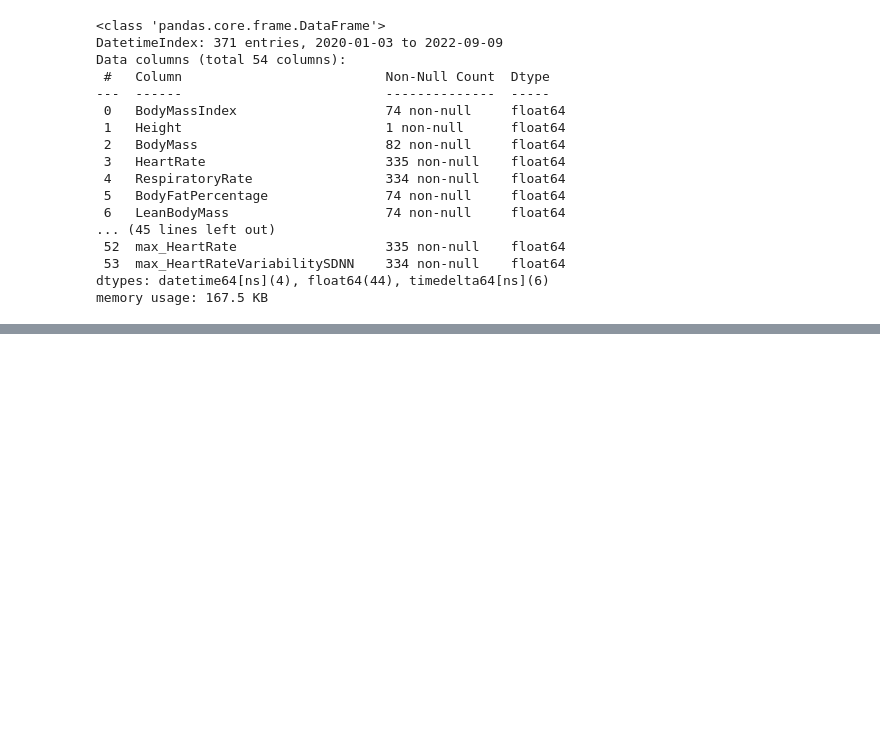
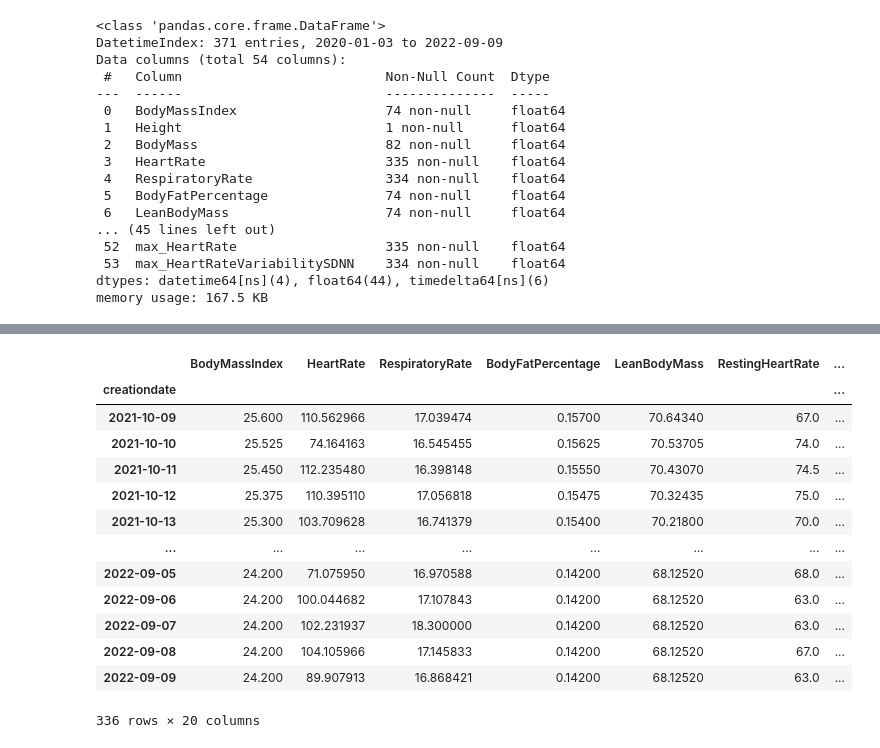
Before and after one commit to ganeshIIT/lifestyle, a Jupyter notebook: MyLifestyle.ipynb, the cells around one changed output, grey strips where cells are left out. Saved outputs shown, nothing was run; the diff lists cells and outputs as text; code cells hidden in the pictures; blank space fills up the shorter version.

Commit message:
extracted cardiovascular data

```diff
--- a/MyLifestyle.ipynb
+++ b/MyLifestyle.ipynb
@@ -677,0 +623,35 @@ mergeddata['2020-'].index
+# %%
+cardiovascular = (
+    mergeddata.loc[:, ['BodyMassIndex','HeartRate', 'RespiratoryRate',
+       'BodyFatPercentage', 'LeanBodyMass', 'RestingHeartRate', 'VO2Max',
+       'HeartRateVariabilitySDNN','BasalEnergyBurned', 'ActiveEnergyBurned',
+       'sleepbpm','daybpm', 'wakingbpm', 'hrv', 'sleephrv', 'respavg', 'respmin',
+       'respmax','min_HeartRate', 'max_HeartRate']]
+       .query("creationdate > '2021-09-14'")
+       .rename(columns = {'HeartRateVariabilitySDNN':'hrvstd'})
+       #.dropna(subset=['HeartRate', 'RestingHeartRate','hrv'], how='all', axis=0)
+       .assign(BodyMassIndex = lambda x: x['BodyMassIndex'].interpolate().bfill(),
+               BodyFatPercentage = lambda x: x['BodyFatPercentage'].interpolate().bfill(),
+               LeanBodyMass = lambda x: x['LeanBodyMass'].interpolate().bfill(),
+               VO2Max = lambda x: x['VO2Max'].interpolate().bfill()
+               )
+       .interpolate()
+       .dropna()
+)
+
+cardiovascular
+# %% [output]
+|  | BodyMassIndex | HeartRate | RespiratoryRate | BodyFatPercentage | LeanBodyMass | RestingHeartRate | ... |
+| creationdate |  |  |  |  |  |  | ... |
+| 2021-10-09 | 25.600 | 110.562966 | 17.039474 | 0.15700 | 70.64340 | 67.0 | ... |
+| 2021-10-10 | 25.525 | 74.164163 | 16.545455 | 0.15625 | 70.53705 | 74.0 | ... |
+| 2021-10-11 | 25.450 | 112.235480 | 16.398148 | 0.15550 | 70.43070 | 74.5 | ... |
+| 2021-10-12 | 25.375 | 110.395110 | 17.056818 | 0.15475 | 70.32435 | 75.0 | ... |
+| 2021-10-13 | 25.300 | 103.709628 | 16.741379 | 0.15400 | 70.21800 | 70.0 | ... |
+| ... | ... | ... | ... | ... | ... | ... | ... |
+| 2022-09-05 | 24.200 | 71.075950 | 16.970588 | 0.14200 | 68.12520 | 68.0 | ... |
+| 2022-09-06 | 24.200 | 100.044682 | 17.107843 | 0.14200 | 68.12520 | 63.0 | ... |
+| 2022-09-07 | 24.200 | 102.231937 | 18.300000 | 0.14200 | 68.12520 | 63.0 | ... |
+| 2022-09-08 | 24.200 | 104.105966 | 17.145833 | 0.14200 | 68.12520 | 67.0 | ... |
+| 2022-09-09 | 24.200 | 89.907913 | 16.868421 | 0.14200 | 68.12520 | 63.0 | ... |
+336 rows × 20 columns
```
Also changed, not shown: parts of 16 cells of this notebook.
